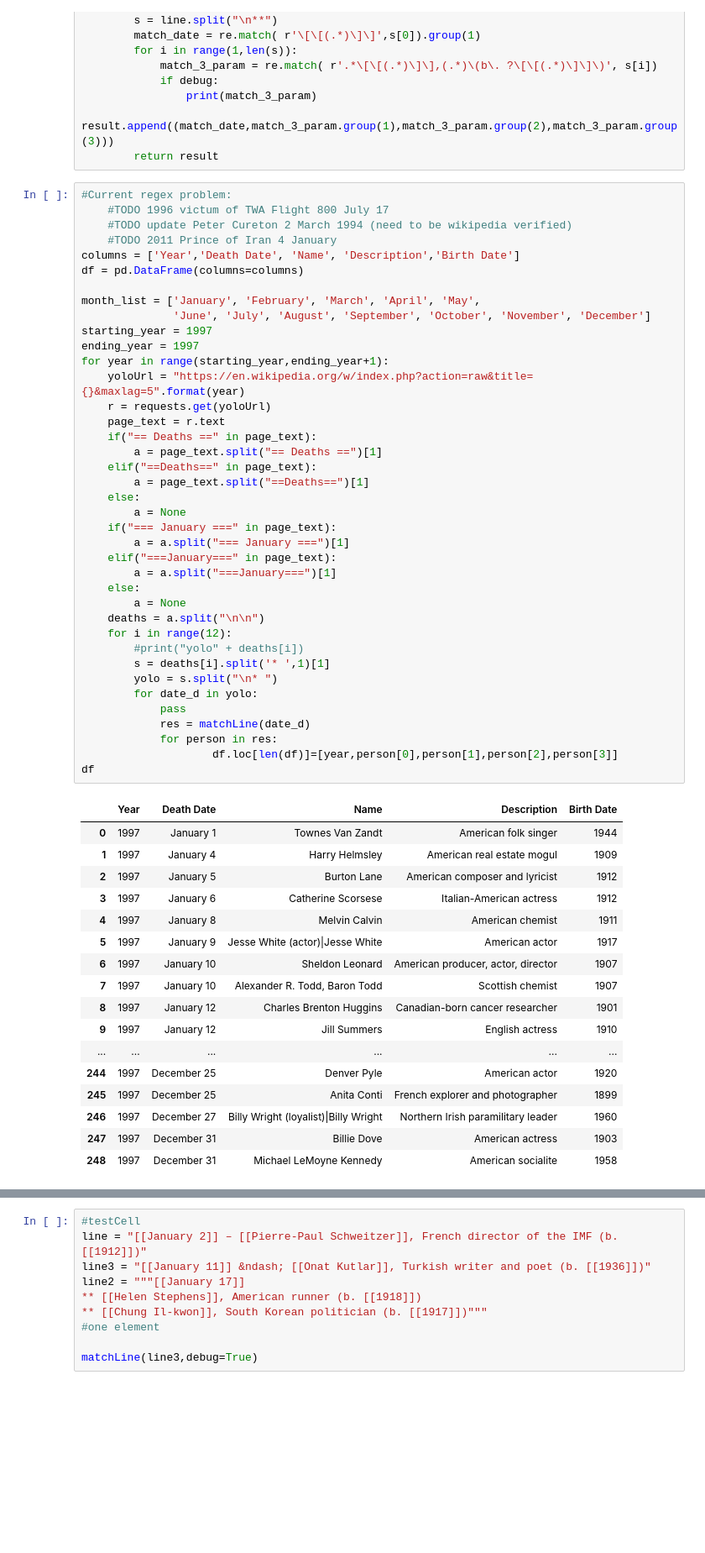
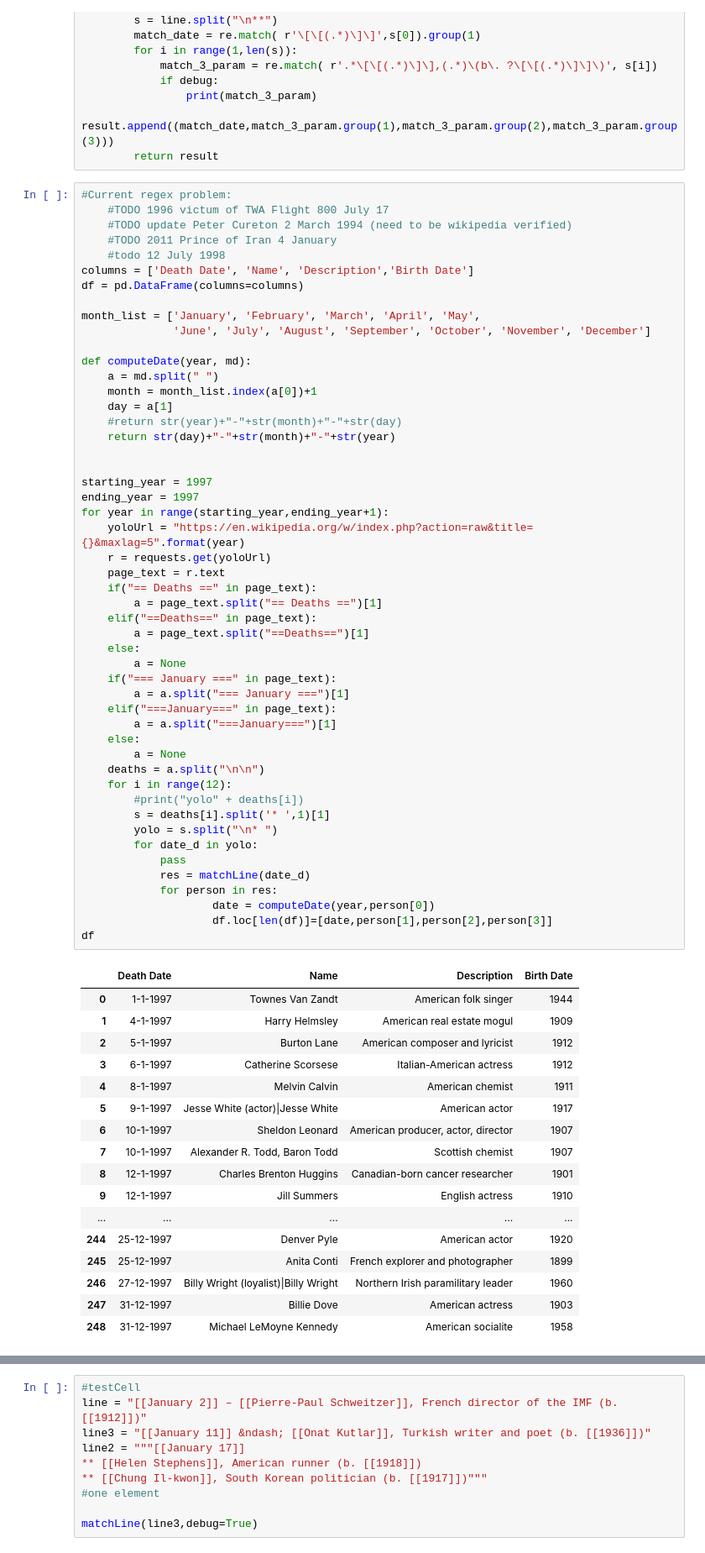
Before and after one commit to NicoBrun/ada2017, a Jupyter notebook: project/Project.ipynb, the cells around one changed output, grey strips where cells are left out. Shown at 84% size. Drawn from its saved outputs; the diff is of its cells as text; blank space fills up the shorter version.

```diff
--- a/project/Project.ipynb
+++ b/project/Project.ipynb
@@ -106,55 +104,66 @@ def matchLine(line, debug=False):
     #TODO 1996 victum of TWA Flight 800 July 17
     #TODO update Peter Cureton 2 March 1994 (need to be wikipedia verified)
     #TODO 2011 Prince of Iran 4 January
-columns = ['Year','Death Date', 'Name', 'Description','Birth Date']
+    #todo 12 July 1998
+columns = ['Death Date', 'Name', 'Description','Birth Date']
 df = pd.DataFrame(columns=columns)
 
 month_list = ['January', 'February', 'March', 'April', 'May',
               'June', 'July', 'August', 'September', 'October', 'November', 'December']
+
+def computeDate(year, md):
+    a = md.split(" ")
+    month = month_list.index(a[0])+1
+    day = a[1]
+    #return str(year)+"-"+str(month)+"-"+str(day)
+    return str(day)+"-"+str(month)+"-"+str(year)
+
+
 starting_year = 1997
 ending_year = 1997
 for year in range(starting_year,ending_year+1):
     yoloUrl = "https://en.wikipedia.org/w/index.php?action=raw&title={}&maxlag=5".format(year)
     r = requests.get(yoloUrl)
     page_text = r.text
     if("== Deaths ==" in page_text):
         a = page_text.split("== Deaths ==")[1]
     elif("==Deaths==" in page_text):
         a = page_text.split("==Deaths==")[1]
     else:
         a = None
     if("=== January ===" in page_text):
         a = a.split("=== January ===")[1]
     elif("===January===" in page_text):
         a = a.split("===January===")[1]
     else:
         a = None
     deaths = a.split("\n\n")
     for i in range(12):
         #print("yolo" + deaths[i])
         s = deaths[i].split('* ',1)[1]
         yolo = s.split("\n* ")
         for date_d in yolo:
             pass
             res = matchLine(date_d)
             for person in res:
-                    df.loc[len(df)]=[year,person[0],person[1],person[2],person[3]]
+                    date = computeDate(year,person[0])
+                    df.loc[len(df)]=[date,person[1],person[2],person[3]]
 df
 # %% [output]
-|  | Year | Death Date | Name | Description | Birth Date |
-| 0 | 1997 | January 1 | Townes Van Zandt | American folk singer | 1944 |
-| 1 | 1997 | January 4 | Harry Helmsley | American real estate mogul | 1909 |
-| 2 | 1997 | January 5 | Burton Lane | American composer and lyricist | 1912 |
-| 3 | 1997 | January 6 | Catherine Scorsese | Italian-American actress | 1912 |
-| 4 | 1997 | January 8 | Melvin Calvin | American chemist | 1911 |
-| 5 | 1997 | January 9 | Jesse White (actor)|Jesse White | American actor | 1917 |
-| 6 | 1997 | January 10 | Sheldon Leonard | American producer, actor, director | 1907 |
-| 7 | 1997 | January 10 | Alexander R. Todd, Baron Todd | Scottish chemist | 1907 |
-| 8 | 1997 | January 12 | Charles Brenton Huggins | Canadian-born cancer researcher | 1901 |
-| 9 | 1997 | January 12 | Jill Summers | English actress | 1910 |
-| ... | ... | ... | ... | ... | ... |
-| 244 | 1997 | December 25 | Denver Pyle | American actor | 1920 |
-| 245 | 1997 | December 25 | Anita Conti | French explorer and photographer | 1899 |
-| 246 | 1997 | December 27 | Billy Wright (loyalist)|Billy Wright | Northern Irish paramilitary leader | 1960 |
-| 247 | 1997 | December 31 | Billie Dove | American actress | 1903 |
-| 248 | 1997 | December 31 | Michael LeMoyne Kennedy | American socialite | 1958 |
+|  | Death Date | Name | Description | Birth Date |
+| 0 | 1-1-1997 | Townes Van Zandt | American folk singer | 1944 |
+| 1 | 4-1-1997 | Harry Helmsley | American real estate mogul | 1909 |
+| 2 | 5-1-1997 | Burton Lane | American composer and lyricist | 1912 |
+| 3 | 6-1-1997 | Catherine Scorsese | Italian-American actress | 1912 |
+| 4 | 8-1-1997 | Melvin Calvin | American chemist | 1911 |
+| 5 | 9-1-1997 | Jesse White (actor)|Jesse White | American actor | 1917 |
+| 6 | 10-1-1997 | Sheldon Leonard | American producer, actor, director | 1907 |
+| 7 | 10-1-1997 | Alexander R. Todd, Baron Todd | Scottish chemist | 1907 |
+| 8 | 12-1-1997 | Charles Brenton Huggins | Canadian-born cancer researcher | 1901 |
+| 9 | 12-1-1997 | Jill Summers | English actress | 1910 |
+| ... | ... | ... | ... | ... |
+| 244 | 25-12-1997 | Denver Pyle | American actor | 1920 |
+| 245 | 25-12-1997 | Anita Conti | French explorer and photographer | 1899 |
+| 246 | 27-12-1997 | Billy Wright (loyalist)|Billy Wright | Northern Irish paramilitary leader | 1960 |
+| 247 | 31-12-1997 | Billie Dove | American actress | 1903 |
+| 248 | 31-12-1997 | Michael LeMoyne Kennedy | American socialite | 1958 |
```
Also changed, not shown: parts of 4 cells of this notebook.
